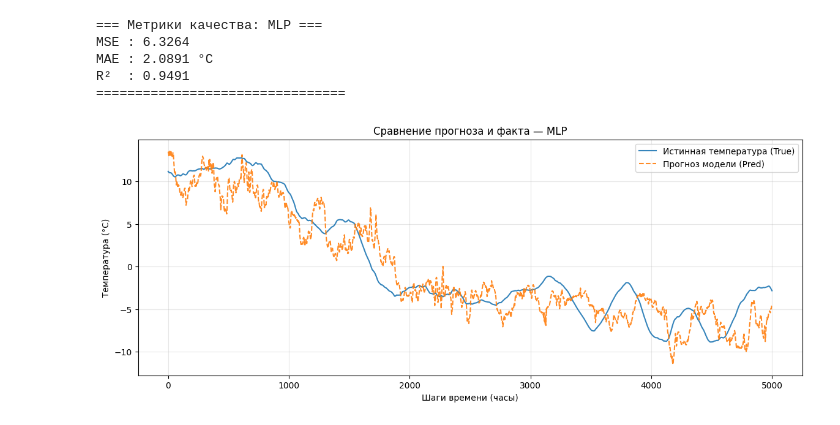
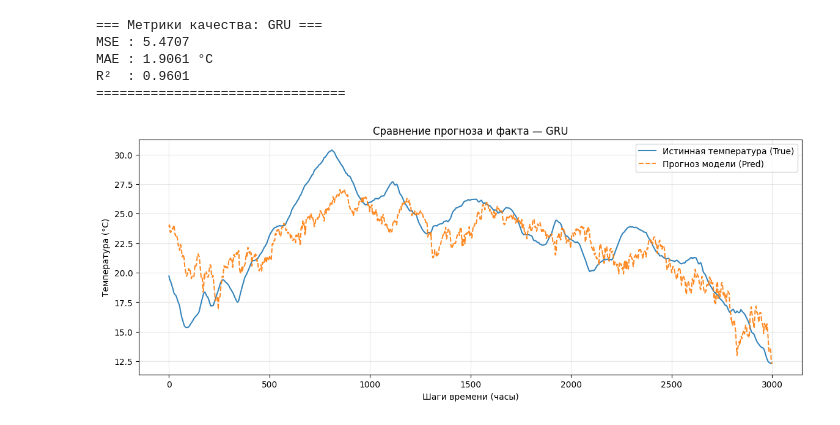
Before and after one commit to sergeydorof/neural_networks_labs, a Jupyter notebook: lab2/nn_lab2_b.ipynb, the cells around one changed output. Drawn from its saved outputs; the diff is of its cells as text; code cells hidden in the pictures.

```diff
--- a/lab2/nn_lab2_b.ipynb
+++ b/lab2/nn_lab2_b.ipynb
@@ -286,7 +286,7 @@ def prepare_rnn_data(df, L_days=7, target_col='target_temp_next_week', test_size
 # %%
 import pandas as pd
 
-data = pd.read_csv('weather.csv', index_col=0, parse_dates=True)
+data = pd.read_csv('weather.csv', index_col=0)
 
 data
 # %% [output]
@@ -307,19 +305,0 @@ data
-# %%
-import numpy as np
-
-data['year'] = data.index.year
-data['hour'] = data.index.hour
-data['day_of_year'] = data.index.dayofyear
-
-# Циклическое кодирование для часа (период 24 часа)
-data['hour_sin'] = np.sin(2 * np.pi * data['hour'] / 24.0)
-data['hour_cos'] = np.cos(2 * np.pi * data['hour'] / 24.0)
-
-# Циклическое кодирование для дня года (период 365.25 дня для учета високосных годов)
-data['day_of_year_sin'] = np.sin(2 * np.pi * data['day_of_year'] / 365.25)
-data['day_of_year_cos'] = np.cos(2 * np.pi * data['day_of_year'] / 365.25)
-
-data = data.drop(columns=['hour', 'day_of_year'])
-
-data = data.reset_index(drop=True)
-data = data.drop(columns=['target_temp_next_day'])
@@ -416,5 +509,5 @@ R²  : 0.9330
 # %%
-X_train, X_val, X_test, y_train, y_val, y_test, scaler_x, scaler_y = prepare_rnn_data(data, L_days=14)
+X_train, X_val, X_test, y_train, y_val, y_test, scaler_x, scaler_y = prepare_rnn_data(data, L_days=7)
 # %%
 import torch
 from torch.utils.data import Dataset, DataLoader
@@ -441,0 +570,5 @@ test_loader = DataLoader(test_dataset, batch_size=1024, shuffle=False)
+# %%
+# Инициализация модели (input_dim — количество признаков в вашем DataFrame)
+set_seed(42)
+input_dim = X_train.shape[2]  # Для 3D тензора признаков [Batch, Len, Features]
+model_rnn = SimpleRNNWeatherModel(input_dim=input_dim, hidden_dim=64, num_layers=1, dropout=0.2)
@@ -491,15 +649,15 @@ train_losses_2l, val_losses_2l = train_and_evaluate(
 # %%
 mse_val, mae_val, r2_val, preds, trues = evaluate_and_plot_model(
     model=model_gru,       # любая ваша модель (MLP или RNN)
     data_loader=val_loader,    # val_loader или test_loader
     scaler_y=scaler_y,         # сохраненный скалер целевой переменной
-    title="MLP",
-    limit=5000
+    title="GRU",
+    limit=3000
 )
 # %% [output]
-=== Метрики качества: MLP ===
-MSE : 6.3264
-MAE : 2.0891 °C
-R²  : 0.9491
+=== Метрики качества: GRU ===
+MSE : 5.4707
+MAE : 1.9061 °C
+R²  : 0.9601
 ================================
-[figure, old version]
+[figure, new version]
```
Also changed, not shown: parts of 34 cells of this notebook.
